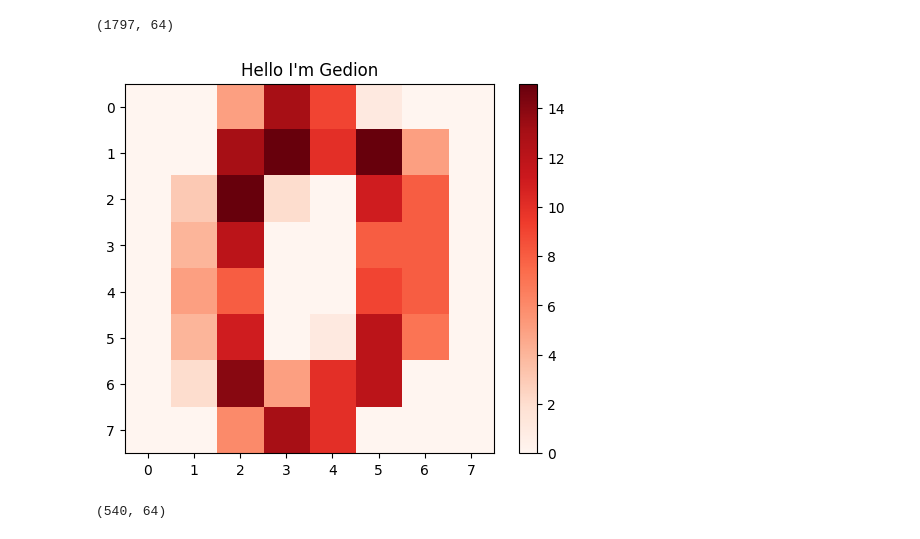
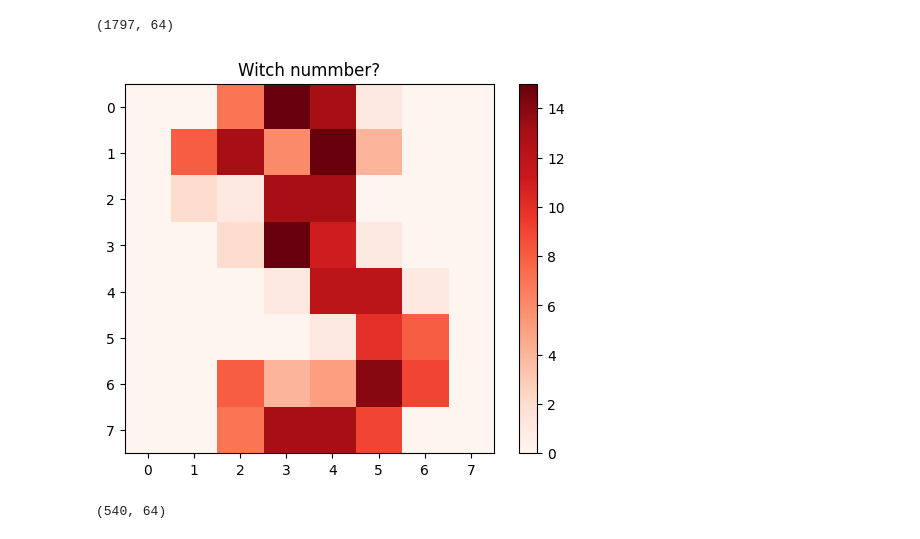
Before and after one commit to 6f2qvh692h-debug/Gedion, a Jupyter notebook: Gedion_ipynd.ipynb, the cells around one changed output. Cells and saved outputs as stored; diff of their text form; code cells hidden in the pictures.

```diff
--- a/Gedion_ipynd.ipynb
+++ b/Gedion_ipynd.ipynb
@@ -47,17 +49,17 @@ from sklearn.model_selection import train_test_split
 # %%
 from sklearn.datasets import load_digits
 import matplotlib.pyplot as plt
 
 # Load the digits dataset
 digits = load_digits()
 
 # Plot the first image in the dataset with a colormap
-plt.imshow(digits["data"][0].reshape(8, 8), cmap="Reds")
-plt.title("Hello I'm Gedion")
+plt.imshow(digits["data"][3].reshape(8, 8), cmap="Reds")
+plt.title("Witch nummber?")
 plt.colorbar()
 plt.show()
 # %% [output]
-[figure, old version]
+[figure, new version]
 # %%
 X_train, X_test, Y_train, Y_test = train_test_split(digits["data"], digits["target"], test_size= 0.3)
 # %%
```
Also changed, not shown: parts of 3 cells of this notebook.
